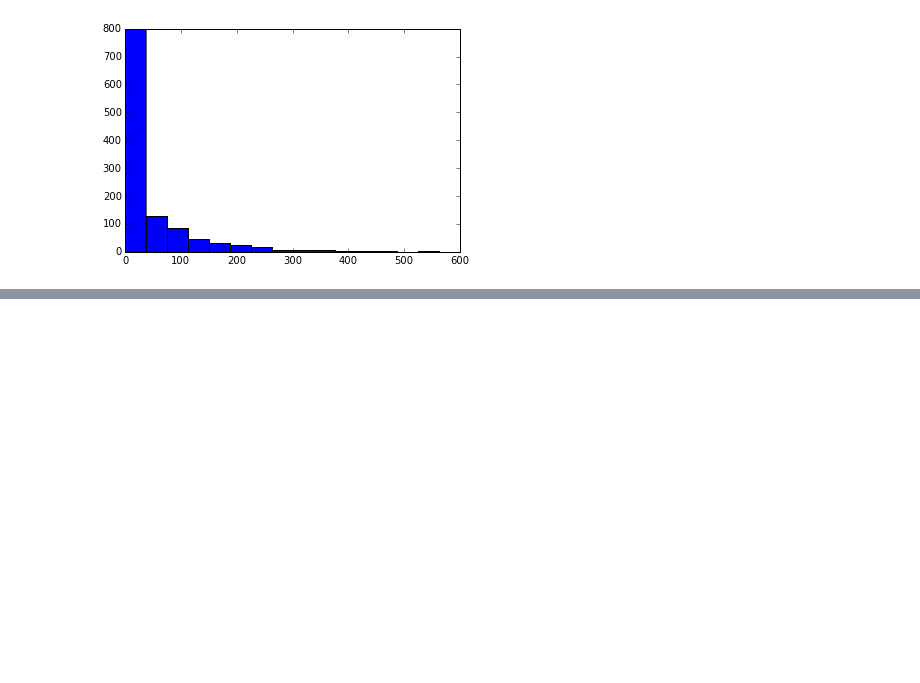
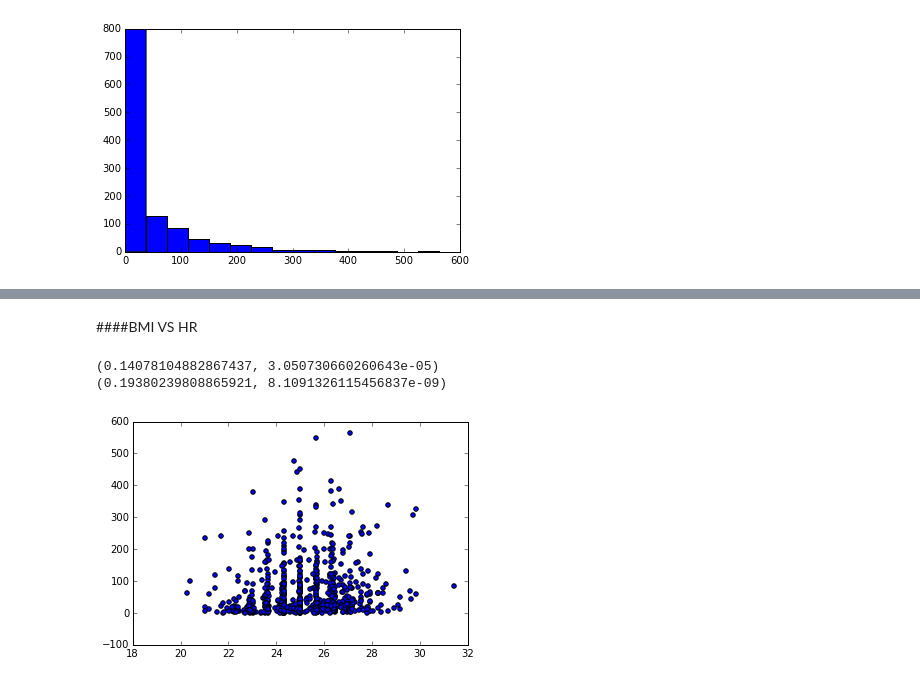
Before and after one commit to tvikkula/visualize-d3, a Jupyter notebook: resources/explore-batters.ipynb, the cells around one changed output, grey strips where cells are left out. Drawn from its saved outputs; the diff is of its cells as text; code cells hidden in the pictures; blank space fills up the shorter version.

```diff
--- a/resources/explore-batters.ipynb
+++ b/resources/explore-batters.ipynb
@@ -137,0 +169,14 @@ plt.hist(hr, bins=15)
+# %% [markdown]
+####BMI VS HR
+# %%
+nonzerodata = np.array(filter(lambda a: float(a[5]) > 0.0, data))
+bmi = [float(i[6]) for i in nonzerodata]
+hr = [float(i[5]) for i in nonzerodata]
+plt.figure()
+plt.scatter(bmi, hr)
+
+print spearmanr(bmi, hr)
+# %% [output]
+(0.14078104882867437, 3.050730660260643e-05)
+(0.19380239808865921, 8.1091326115456837e-09)
+[figure, added]
```
Also changed, not shown: parts of 8 cells of this notebook, 7 other files.
